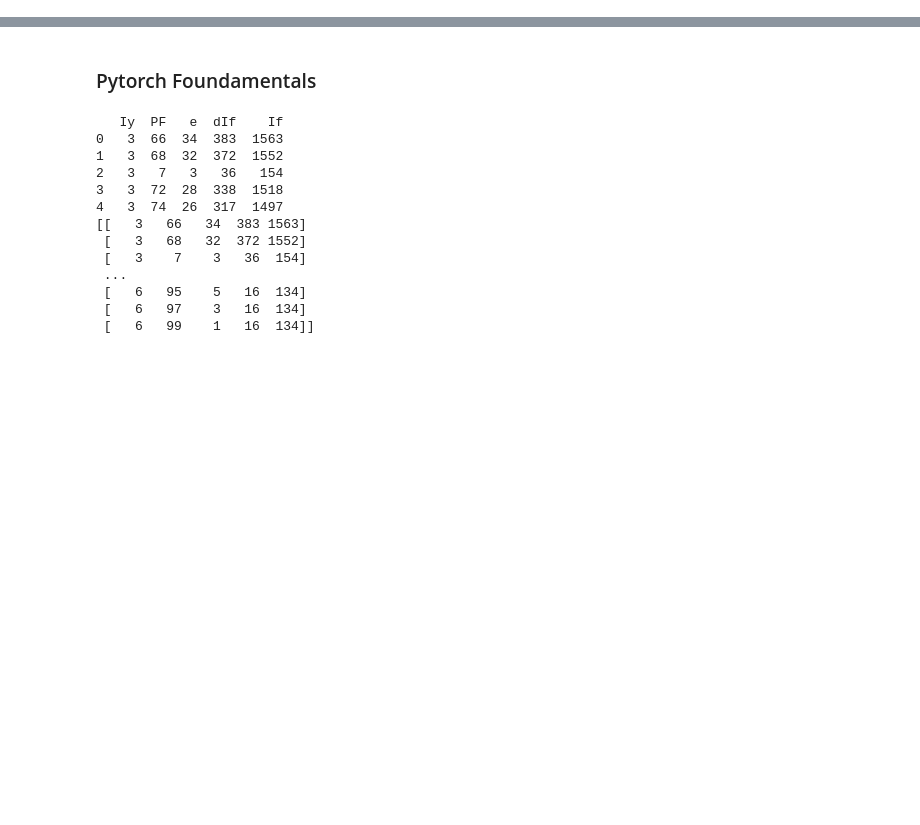
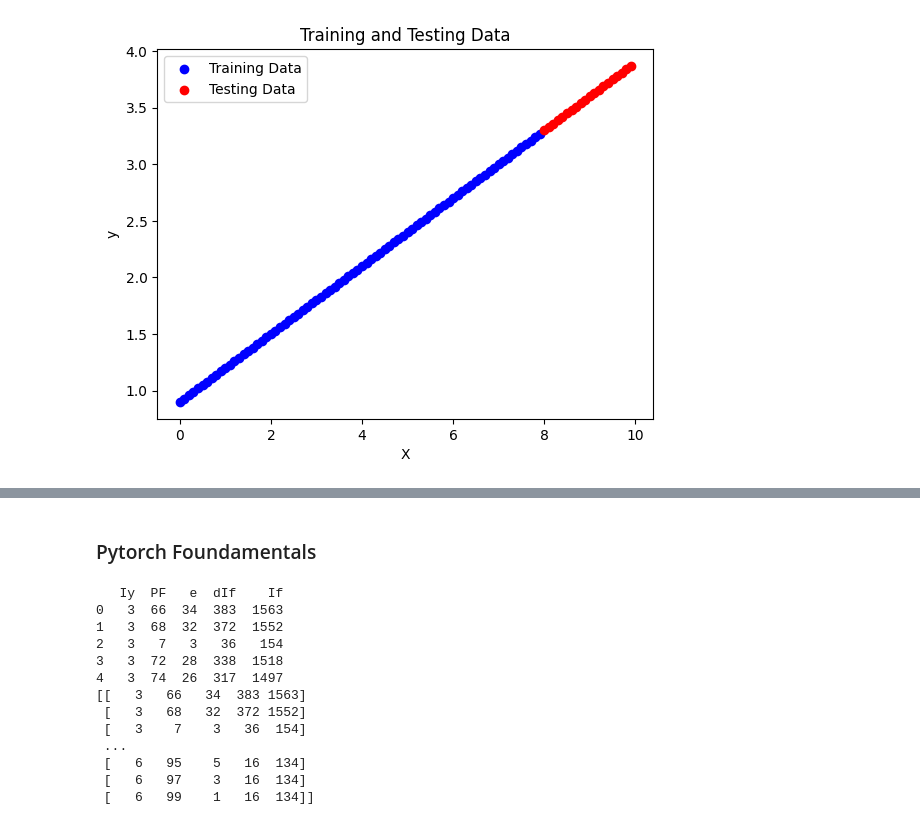
Before and after one commit to musaadamu/deep_learning_with_pytorch_assignment, a Jupyter notebook: exercise_submissions/week_2/week_2_solution.ipynb, the cells around one changed output, grey strips where cells are left out. Drawn from its saved outputs; the diff is of its cells as text; code cells hidden in the pictures; blank space fills up the shorter version.

```diff
--- a/exercise_submissions/week_2/week_2_solution.ipynb
+++ b/exercise_submissions/week_2/week_2_solution.ipynb
@@ -0,0 +59,18 @@
+# %%
+# Calculate the index for splitting the data
+split_index = int(len(X) * 0.8)
+
+# Split the data into training and testing sets
+X_train = X[:split_index]
+X_test = X[split_index:]
+y_train = y[:split_index]
+y_test = y[split_index:]
+
+# Print the shapes of the training and testing sets
+print("Training set shapes:")
+print("X_train:", X_train.shape)
+print("y_train:", y_train.shape)
+print()
+print("Testing set shapes:")
+print("X_test:", X_test.shape)
+print("y_test:", y_test.shape)
@@ -0,0 +85,22 @@
+# %%
+# Plot the training and testing data so it becomes visual
+import matplotlib.pyplot as plt
+
+# Plot the training data
+plt.scatter(X_train, y_train, color='blue', label='Training Data')
+
+# Plot the testing data
+plt.scatter(X_test, y_test, color='red', label='Testing Data')
+
+# Add labels and title to the plot
+plt.xlabel('X')
+plt.ylabel('y')
+plt.title('Training and Testing Data')
+
+# Add a legend
+plt.legend()
+
+# Display the plot
+plt.show()
+# %% [output]
+[figure, added]
```
Also changed, not shown: parts of 23 cells of this notebook, 5 other files.
